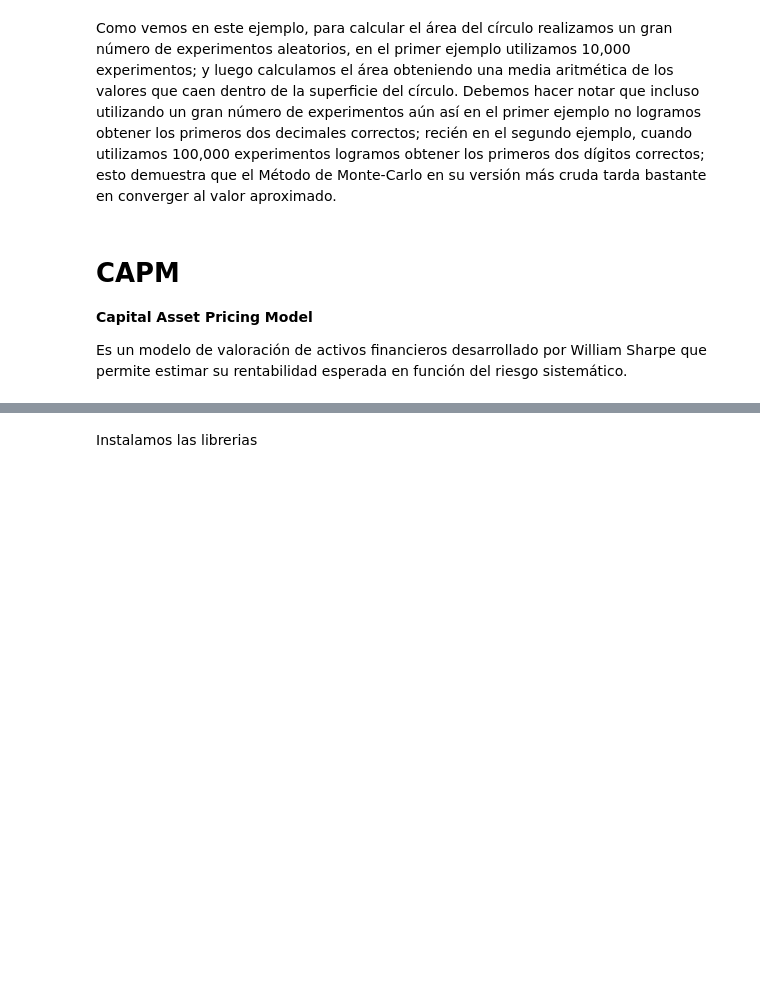
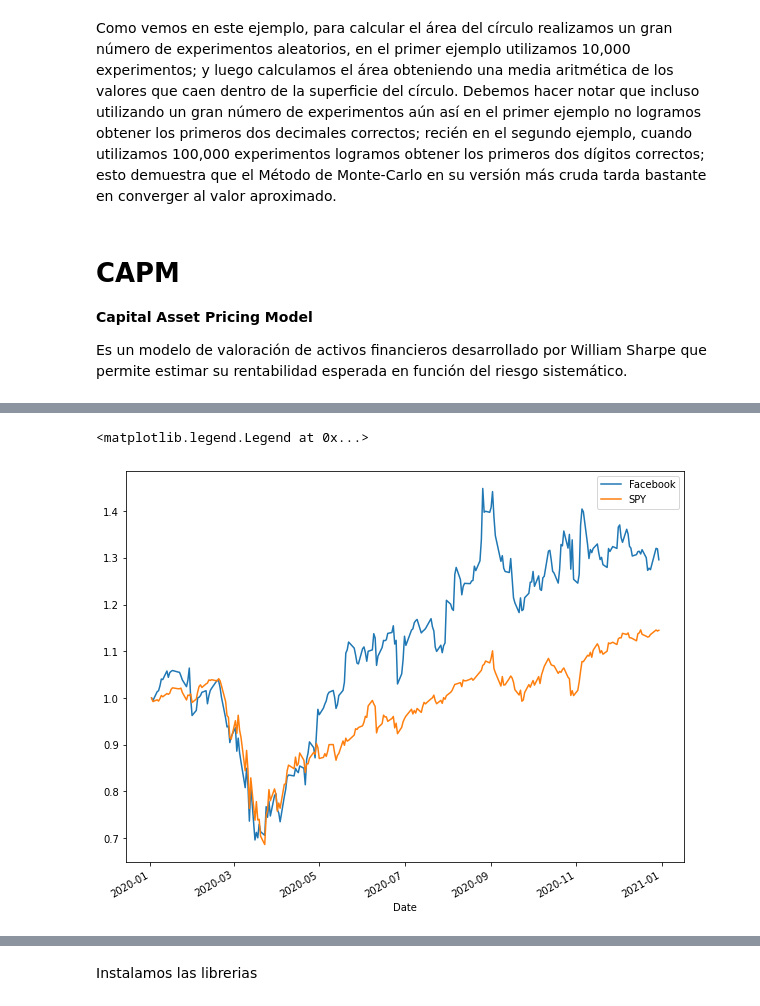
Before and after one commit to pikey-msc/Python, a Jupyter notebook: M3/C5_M3.ipynb, the cells around one changed output, grey strips where cells are left out. Cells and saved outputs as stored; diff of their text form; code cells hidden in the pictures; blank space fills up the shorter version.

```diff
--- a/M3/C5_M3.ipynb
+++ b/M3/C5_M3.ipynb
@@ -72,0 +133,10 @@ Es un modelo de valoración de activos financieros desarrollado por William Shar
+# %%
+df['Cumu_FB'] = df.Close['FB']/df.Close['FB'].iloc[0]
+df['Cumu_SP'] = df.Close['SPY']/df.Close['SPY'].iloc[0]
+
+df['Cumu_FB'].plot(label = 'Facebook', figsize=(10,8))
+df['Cumu_SP'].plot(label = 'SPY')
+plt.legend()
+# %% [output]
+<matplotlib.legend.Legend at 0x...>
+[figure, added]
```
Also changed, not shown: parts of 11 cells of this notebook.
